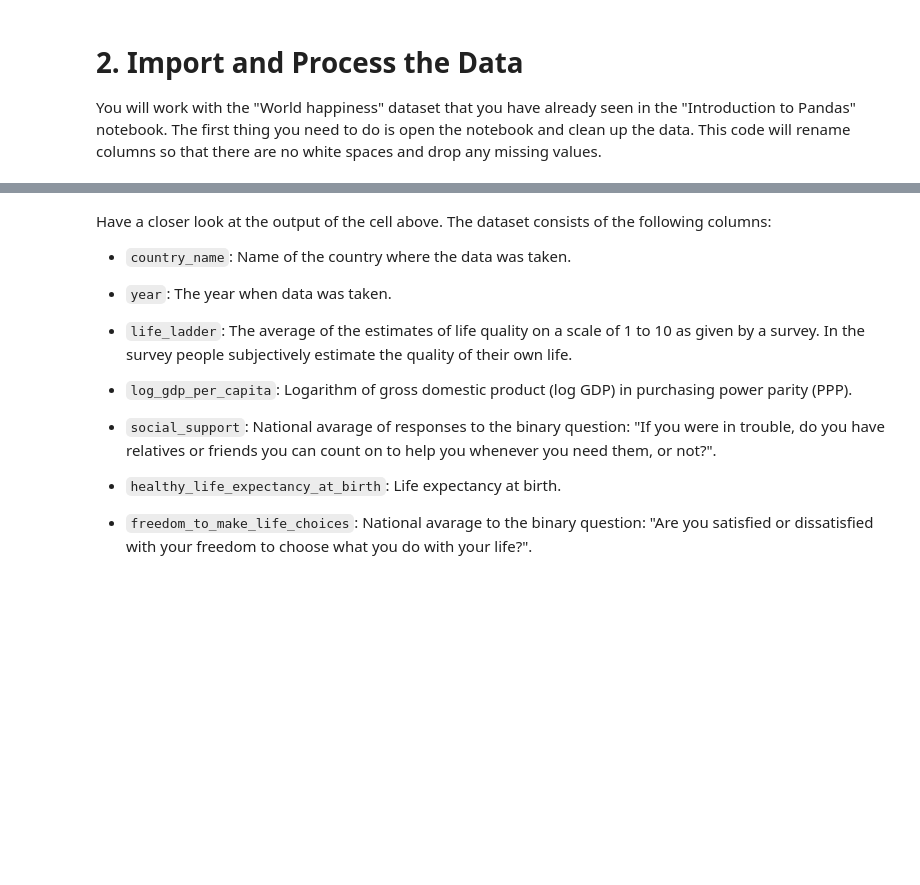
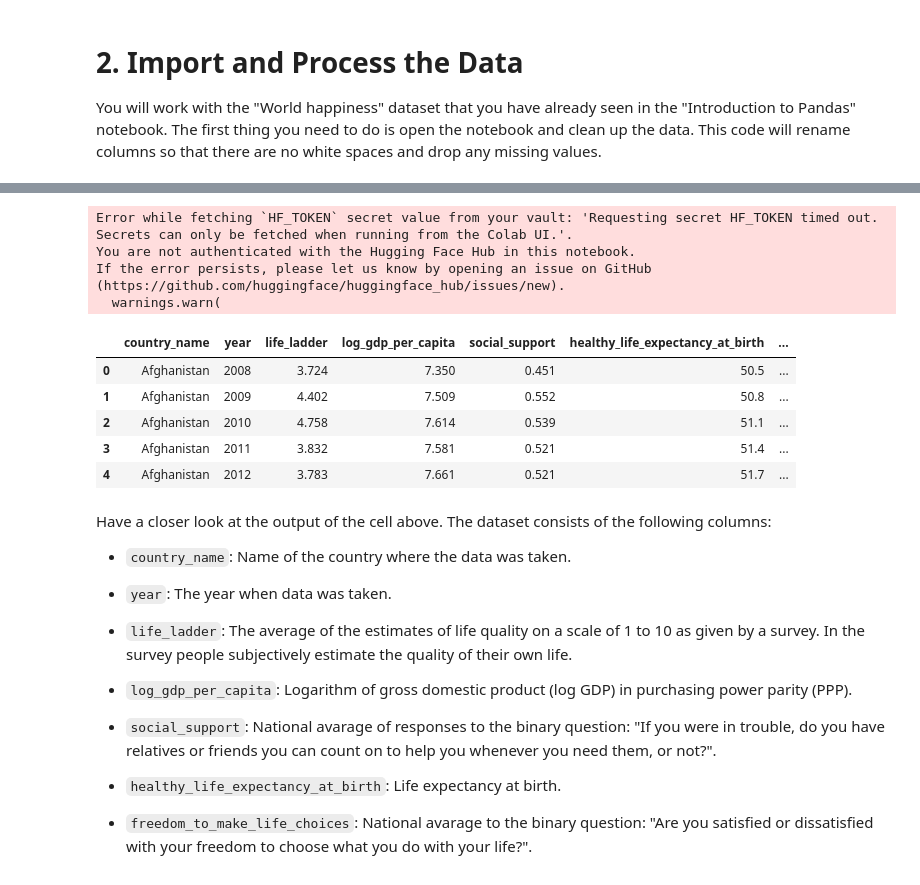
Before and after one commit to phuchoang2603/coursera-math-for-ml, a Jupyter notebook: C3/intro_to_pandas/linear-regression-world-happiness.ipynb, the cells around one changed output, grey strips where cells are left out. Saved outputs shown, nothing was run; the diff lists cells and outputs as text; code cells hidden in the pictures; blank space fills up the shorter version.

```diff
--- a/C3/intro_to_pandas/linear-regression-world-happiness.ipynb
+++ b/C3/intro_to_pandas/linear-regression-world-happiness.ipynb
@@ -41,21 +47,22 @@ display(uploader)
 # %%
-# Save uploaded file and load the dataset
-if len(uploader.value) > 0:
-    for filename, file_info in uploader.value.items():
-        with open(filename, "wb") as f:
-            f.write(file_info['content'])
-        print(f"Saved: {filename}")
+# 1. Install the library
+!pip install datasets
 
-    # Open the notebook
-    df = pd.read_csv(filename)
+# 2. Load the dataset
+from datasets import load_dataset
 
-    # Rename the column names so they dont contain spaces
-    df = df.rename(columns={i: "_".join(i.split(" ")).lower() for i in df.columns})
+# Load the CSV. It handles downloading and caching automatically.
+dataset = load_dataset("phuchoang2603/coursera", data_files="world_happiness.csv")
 
-    # Drop all of the rows which contain empty values. These will not be good for fitting.
-    df = df.dropna()
+# Convert to Pandas (if you prefer Pandas over Arrow)
+df = dataset['train'].to_pandas()
 
-    # Show the dataframe
-    df.head()
-else:
-    print("Please upload a CSV file first.")
+# Rename the column names so they dont contain spaces
+df = df.rename(columns={i: "_".join(i.split(" ")).lower() for i in df.columns})
+
+# Drop all of the rows which contain empty values. These will not be good for fitting.
+df = df.dropna()
+
+# Show the dataframe
+df.head()
+# %% [output]
@@ -62,3 +86,13 @@ else:
+Error while fetching `HF_TOKEN` secret value from your vault: 'Requesting secret HF_TOKEN timed out. Secrets can only be fetched when running from the Colab UI.'.
+You are not authenticated with the Hugging Face Hub in this notebook.
+If the error persists, please let us know by opening an issue on GitHub (https://github.com/huggingface/huggingface_hub/issues/new).
+  warnings.warn(
+|  | country_name | year | life_ladder | log_gdp_per_capita | social_support | healthy_life_expectancy_at_birth | ... |
+| 0 | Afghanistan | 2008 | 3.724 | 7.350 | 0.451 | 50.5 | ... |
+| 1 | Afghanistan | 2009 | 4.402 | 7.509 | 0.552 | 50.8 | ... |
+| 2 | Afghanistan | 2010 | 4.758 | 7.614 | 0.539 | 51.1 | ... |
+| 3 | Afghanistan | 2011 | 3.832 | 7.581 | 0.521 | 51.4 | ... |
+| 4 | Afghanistan | 2012 | 3.783 | 7.661 | 0.521 | 51.7 | ... |
 # %% [markdown]
 Have a closer look at the output of the cell above. The dataset consists of the following columns:
 
```
Also changed, not shown: parts of 11 cells of this notebook, 1 other file.
